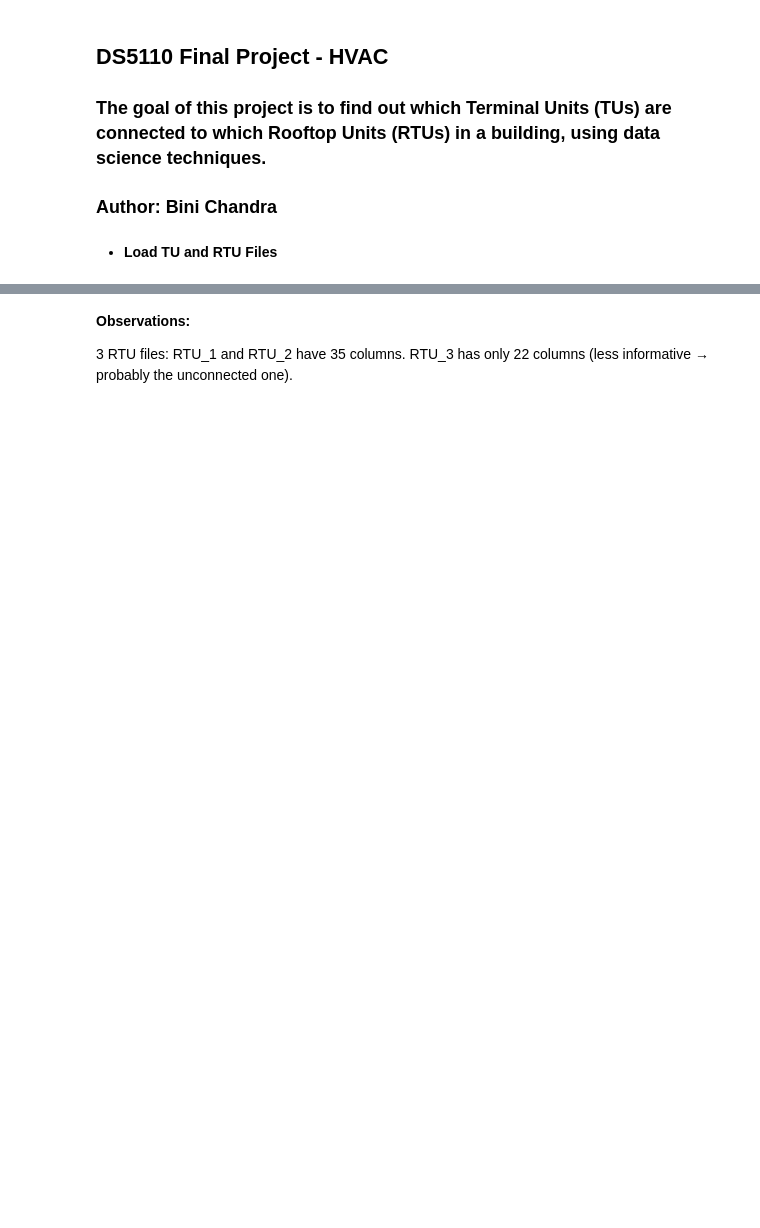
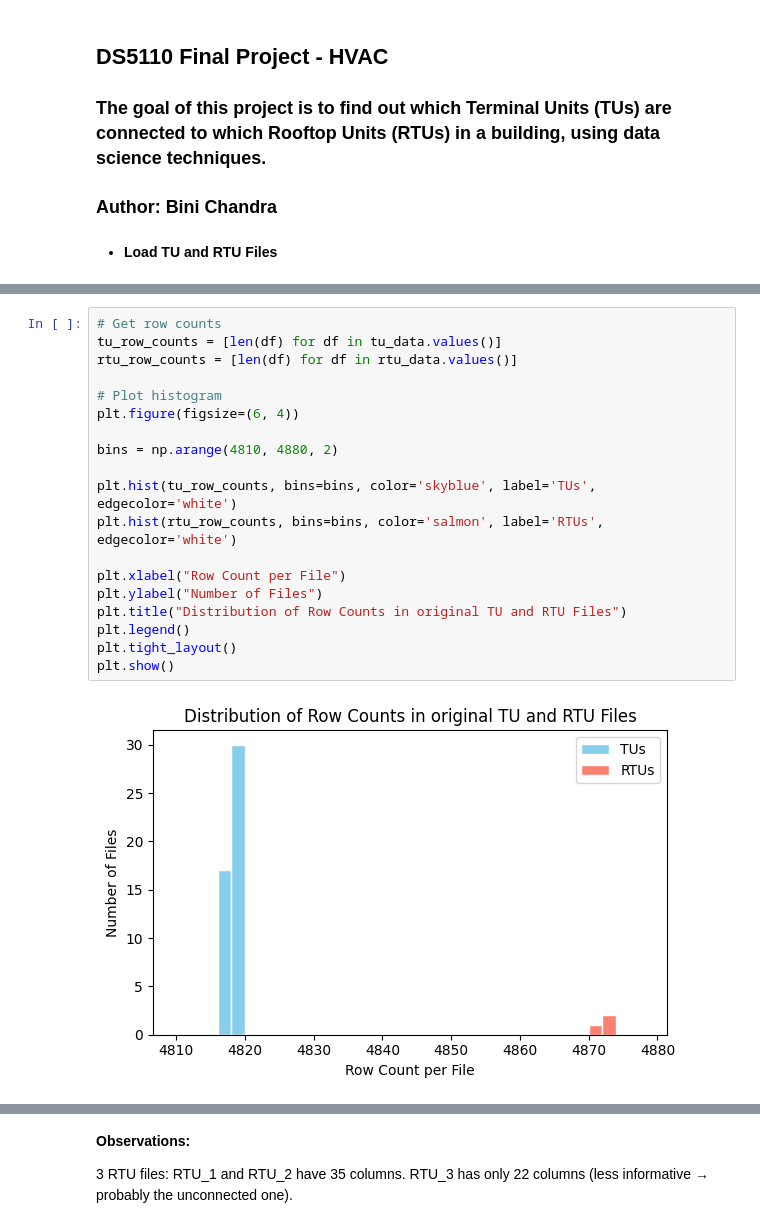
Before and after one commit to west-bri/HVACFinal, a Jupyter notebook: HVAC_Bini.ipynb, the cells around one changed output, grey strips where cells are left out. Cells and saved outputs as stored; diff of their text form; blank space fills up the shorter version.

```diff
--- a/HVAC_Bini.ipynb
+++ b/HVAC_Bini.ipynb
@@ -59,3 +64,24 @@ W.csv           → (4818, 23)
 X.csv           → (4818, 23)
 Y.csv           → (4818, 24)
 Z.csv           → (4818, 24)
+# %%
+# Get row counts
+tu_row_counts = [len(df) for df in tu_data.values()]
+rtu_row_counts = [len(df) for df in rtu_data.values()]
+
+# Plot histogram
+plt.figure(figsize=(6, 4))
+
+bins = np.arange(4810, 4880, 2)
+
+plt.hist(tu_row_counts, bins=bins, color='skyblue', label='TUs', edgecolor='white')
+plt.hist(rtu_row_counts, bins=bins, color='salmon', label='RTUs', edgecolor='white')
+
+plt.xlabel("Row Count per File")
+plt.ylabel("Number of Files")
+plt.title("Distribution of Row Counts in original TU and RTU Files")
+plt.legend()
+plt.tight_layout()
+plt.show()
+# %% [output]
+[figure, added]
```
Also changed, not shown: parts of 20 cells of this notebook, 6 other files.
